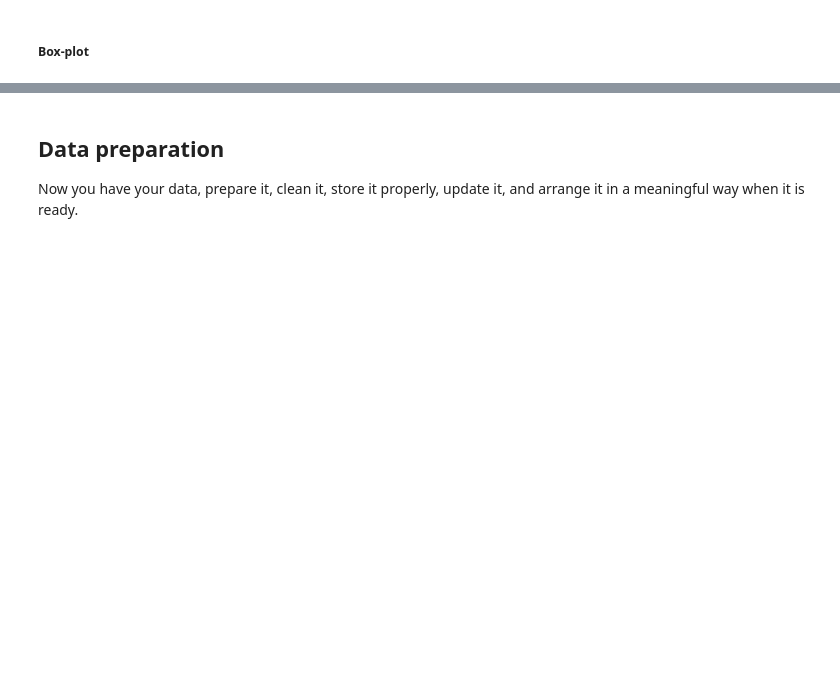
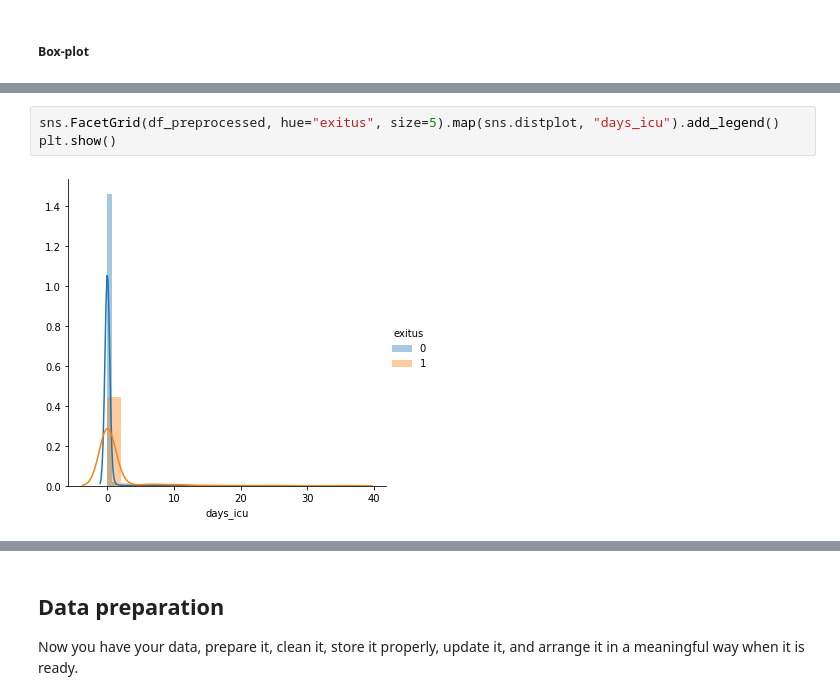
Before and after one commit to lesmesrafa/covid19-analytics, a Jupyter notebook: main_code.ipynb, the cells around one changed output, grey strips where cells are left out. Drawn from its saved outputs; the diff is of its cells as text; blank space fills up the shorter version.

```diff
--- a/main_code.ipynb
+++ b/main_code.ipynb
@@ -728,0 +536,5 @@ Correlation matrix
+# %%
+sns.FacetGrid(df_preprocessed, hue="exitus", size=5).map(sns.distplot, "days_icu").add_legend()
+plt.show()
+# %% [output]
+[figure, added]
```
Also changed, not shown: parts of 118 cells of this notebook.
